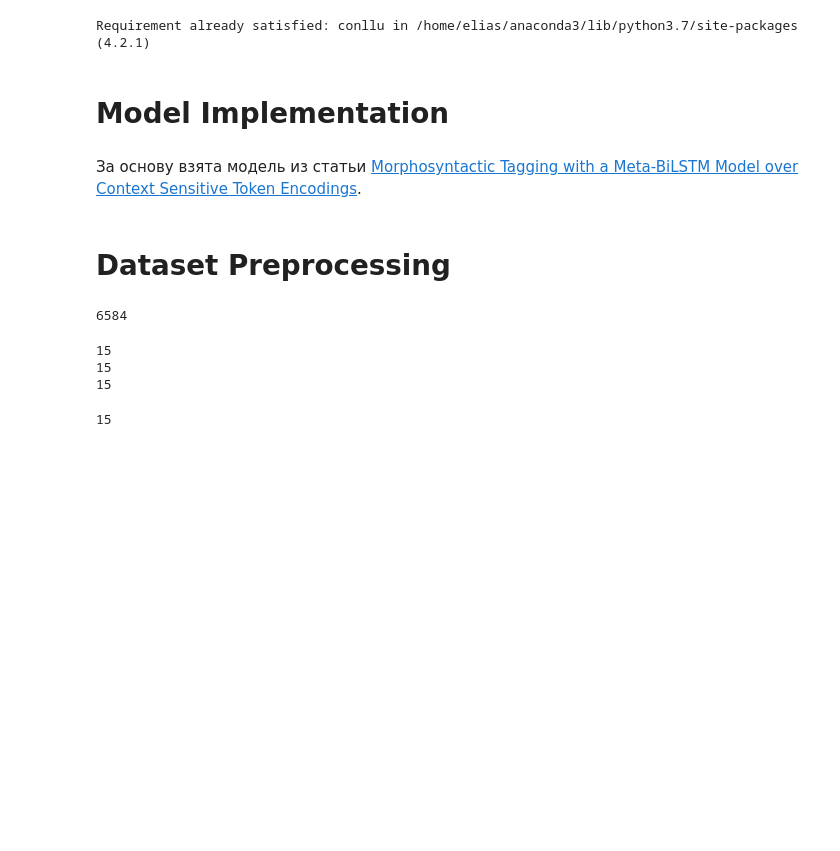
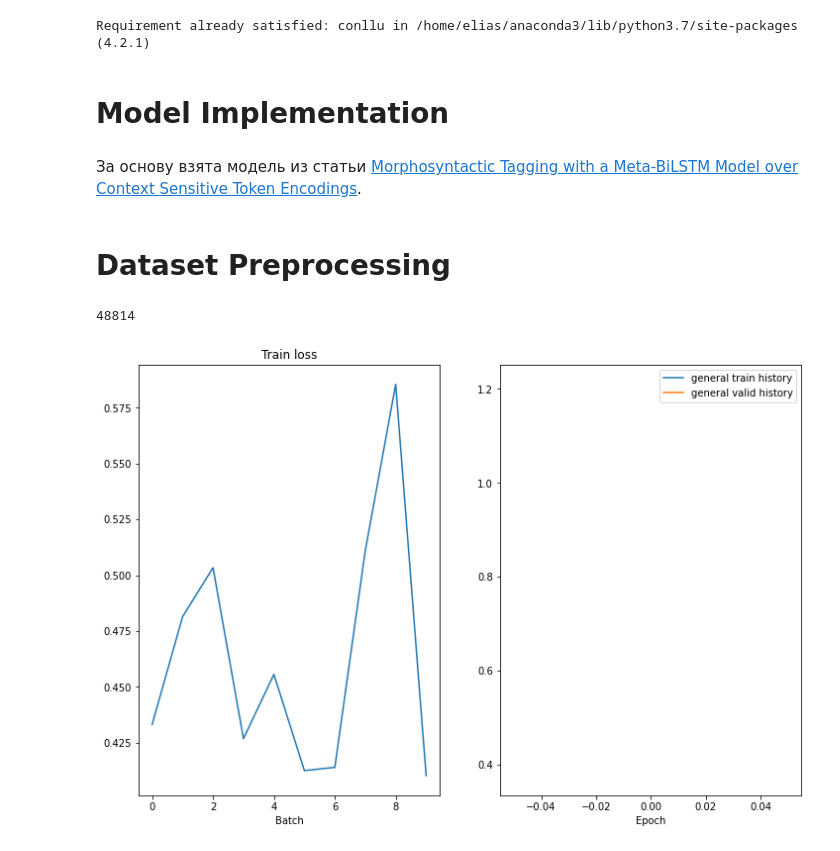
Before and after one commit to Sdernal/Morphology, a Jupyter notebook: pos_tagger/pos_tagging.ipynb, the cells around one changed output. Drawn from its saved outputs; the diff is of its cells as text; code cells hidden in the pictures; blank space fills up the shorter version.

```diff
--- a/pos_tagger/pos_tagging.ipynb
+++ b/pos_tagger/pos_tagging.ipynb
@@ -295,12 +303,12 @@ def epoch_time(start_time, end_time):
 # %% [markdown]
 # Dataset Preprocessing
 # %%
-with open("ru_syntagrus-ud-dev.conllu", 'r') as f:
+with open("ru_syntagrus-ud-train.conllu", 'r') as f:
     data = f.read()
 train_sentences = conllu.parse(data)
 len(train_sentences)
 # %% [output]
-6584
+48814
 # %%
 START_TOKEN = "<"
 END_TOKEN = ">"
@@ -325,13 +333,14 @@ def get_dataset(sentences):
     src_char, src_split, src_word, trg = [], [], [], []
     for sentence in sentences:
         cur_src_char, cur_src_split, cur_src_word, cur_trg = extract_sequence(sentence)
-        src_char.append(cur_src_char)
-        src_split.append(cur_src_split)
-        src_word.append(cur_src_word)
-        trg.append(cur_trg)
+        if len(cur_trg) > 0:
+          src_char.append(cur_src_char)
+          src_split.append(cur_src_split)
+          src_word.append(cur_src_word)
+          trg.append(cur_trg)
     return (src_char, src_split, src_word), trg
 # %%
-src, trg = get_dataset(train_sentences[:20000])
+src, trg = get_dataset(train_sentences[:40000])
 # %%
 device = torch.device("cpu")
 # %%
@@ -347,26 +356,22 @@ src_2 = mask_words.mask_batch(src[2])
 src = (src_0, src[1], src_2)
 trg = mask_upos.mask_batch(trg)
 # %%
-emb_dim = 10
-hid_dim = 10
+emb_dim = 100
+hid_dim = 100
 n_layers = 1
 out_dim = mask_upos.size_vocab
 dimensions = [128, 32]
 
-word_model = BiLSTM(mask_words.size_vocab, emb_dim, hid_dim, out_dim, n_layers,
+word_model = BiLSTM(mask_words.size_vocab, emb_dim, hid_dim, out_dim, n_layers, device,
                  dropout=0.2,
-                 bidirectional=True, dimensions=dimensions)
-char_model = BiLSTM_char(mask_chars.size_vocab, emb_dim, hid_dim, out_dim, n_layers,
+                 bidirectional=True, dimensions=dimensions).to(device)
+char_model = BiLSTM_char(mask_chars.size_vocab, emb_dim, hid_dim, out_dim, n_layers, device,
                  dropout=0.2,
-                 bidirectional=True, dimensions=dimensions)
-meta = BiLSTM(2 * out_dim, None, hid_dim, out_dim, n_layers,
+                 bidirectional=True, dimensions=dimensions).to(device)
+meta = BiLSTM(2 * out_dim, None, hid_dim, out_dim, n_layers, device,
                  dropout=0.2,
-                 bidirectional=True, dimensions=dimensions)
-model = MetaBiLSTM(char_model, word_model, meta)
+                 bidirectional=True, dimensions=dimensions).to(device)
+model = MetaBiLSTM(char_model, word_model, meta).to(device)
-# %% [output]
-15
-15
-15
 # %%
 criterion = nn.CrossEntropyLoss()
 
@@ -374,34 +379,32 @@ BATCH_SIZE = 128
 # %%
 %matplotlib inline
 train_history = []
 valid_history = []
 
 N_EPOCHS = 3
 CLIP = 1
 
 best_valid_loss = float('inf')
 valid_loss = 0
 for epoch in range(N_EPOCHS):
 
     start_time = time.time()
 
-    train_loss = train(model, (src[0][:-50], src[1][:-50], src[2][:-50]), trg[:-50], BATCH_SIZE, criterion, CLIP, device, train_history, valid_history)
+    train_loss = train(model, (src[0][:-10000], src[1][:-10000], src[2][:-10000]), trg[:-10000], BATCH_SIZE, criterion, CLIP, device, train_history, valid_history)
 
     end_time = time.time()
 
     epoch_mins, epoch_secs = epoch_time(start_time, end_time)
-    valid_loss = evaluate(lemmatizer, (src[0][-50:], src[1][-50:], src[2][-50:]), trg[-50:], BATCH_SIZE, device, criterion)
+    valid_loss = evaluate(model, (src[0][-10000:-5000], src[1][-10000:-5000], src[2][-10000:-5000]), trg[-10000:-5000], BATCH_SIZE, device, criterion)
 
     if valid_loss < best_valid_loss:
         best_valid_loss = valid_loss
-        torch.save(lemmatizer.state_dict(), 'model.pt')
+        torch.save(model.state_dict(), 'model.pt')
 
     train_history.append(train_loss)
     valid_history.append(valid_loss)
     print(f'Epoch: {epoch+1:02} | Time: {epoch_mins}m {epoch_secs}s')
     print(f'\tTrain Loss: {train_loss:.3f} | Train PPL: {np.exp(train_loss):7.3f}')
     print(f'\t Val. Loss: {valid_loss:.3f} |  Val. PPL: {np.exp(valid_loss):7.3f}')
+# %% [output]
+[figure, added]
-# %%
-mask_upos.size_vocab
-# %% [output]
-15
```
Also changed, not shown: parts of 3 cells of this notebook.
